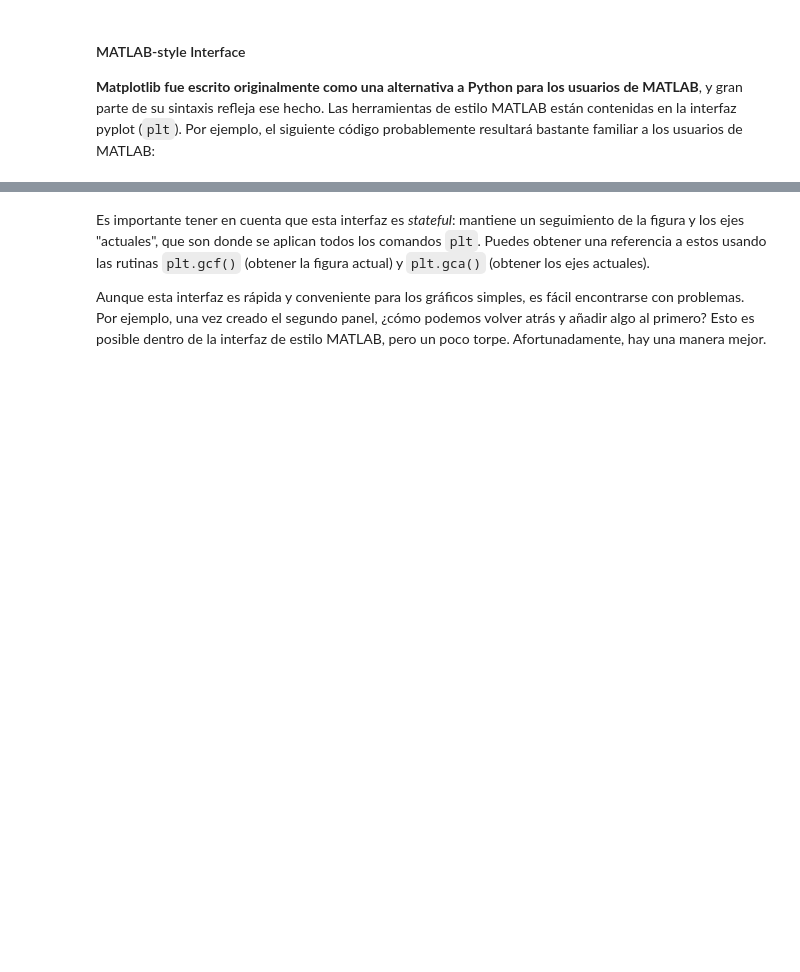
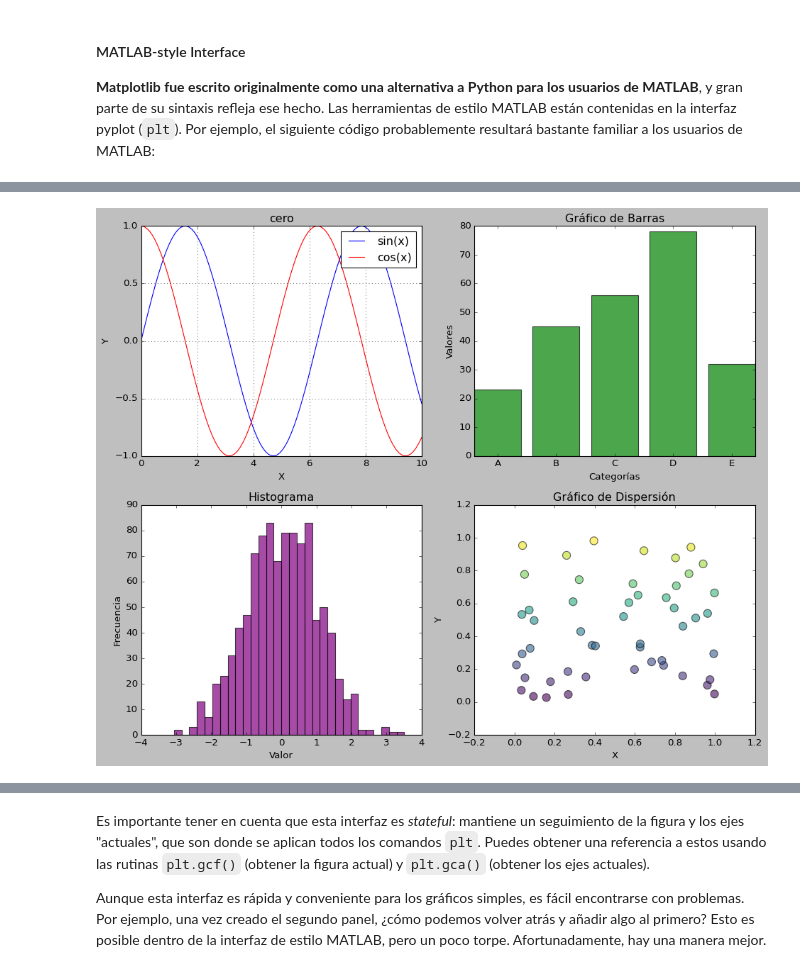
Before and after one commit to mrborjabarber/2509_dsft_thebridge_valencia, a Jupyter notebook: 2_data_analysis/3-Matplotlib/teoria/Viz1-Matplotlib_1_Intro.ipynb, the cells around one changed output, grey strips where cells are left out. Drawn from its saved outputs; the diff is of its cells as text; code cells hidden in the pictures; blank space fills up the shorter version.

```diff
--- a/2_data_analysis/3-Matplotlib/teoria/Viz1-Matplotlib_1_Intro.ipynb
+++ b/2_data_analysis/3-Matplotlib/teoria/Viz1-Matplotlib_1_Intro.ipynb
@@ -257,0 +404,86 @@ plt.plot(df_plot.index, df_plot.total)
+# %%
+import matplotlib.pyplot as plt
+import numpy as np
+
+# Generar datos de ejemplo
+x = np.linspace(0, 10, 100)
+y1 = np.sin(x)
+y2 = np.cos(x)
+categorias = ['A', 'B', 'C', 'D', 'E']
+valores = [23, 45, 56, 78, 32]
+datos_hist = np.random.randn(1000)
+x_scatter = np.random.rand(50)
+y_scatter = np.random.rand(50)
+
+# Crear figura con subplots (2 filas, 2 columnas)
+fig, axes = plt.subplots(2, 2, figsize=(12, 10))
+
+# Subplot 1: Gráfico de líneas
+axes[0, 0].plot(x, y1, label='sin(x)', color='blue')
+axes[0, 0].plot(x, y2, label='cos(x)', color='red')
+axes[0, 0].set_title('cero')
+axes[0, 0].set_xlabel('X')
+axes[0, 0].set_ylabel('Y')
+axes[0, 0].legend()
+axes[0, 0].grid(True)
+
+# Subplot 2: Gráfico de barras
+axes[0, 1].bar(categorias, valores, color='green', alpha=0.7)
+axes[0, 1].set_title('Gráfico de Barras')
+axes[0, 1].set_xlabel('Categorías')
+axes[0, 1].set_ylabel('Valores')
+
+# Subplot 3: Histograma
+axes[1, 0].hist(datos_hist, bins=30, color='purple', alpha=0.7, edgecolor='black')
+axes[1, 0].set_title('Histograma')
+axes[1, 0].set_xlabel('Valor')
+axes[1, 0].set_ylabel('Frecuencia')
+
+# Subplot 4: Gráfico de dispersión
+axes[1, 1].scatter(x_scatter, y_scatter, c=y_scatter, cmap='viridis', s=100, alpha=0.6)
+axes[1, 1].set_title('Gráfico de Dispersión')
+axes[1, 1].set_xlabel('X')
+axes[1, 1].set_ylabel('Y')
+
+# Ajustar el espaciado entre subplots
+plt.tight_layout()
+
+# Mostrar la figura
+#plt.show()
+
+fig, axes = plt.subplots(2, 2, figsize=(12, 10))
+
+# Subplot 1: Gráfico de líneas
+axes[0, 0].plot(x, y1, label='sin(x)', color='blue')
+axes[0, 0].plot(x, y2, label='cos(x)', color='red')
+axes[0, 0].set_title('uno')
+axes[0, 0].set_xlabel('X')
+axes[0, 0].set_ylabel('Y')
+axes[0, 0].legend()
+axes[0, 0].grid(True)
+
+# Subplot 2: Gráfico de barras
+axes[0, 1].bar(categorias, valores, color='green', alpha=0.7)
+axes[0, 1].set_title('Gráfico de Barras')
+axes[0, 1].set_xlabel('Categorías')
+axes[0, 1].set_ylabel('Valores')
+
+# Subplot 3: Histograma
+axes[1, 0].hist(datos_hist, bins=30, color='purple', alpha=0.7, edgecolor='black')
+axes[1, 0].set_title('Histograma')
+axes[1, 0].set_xlabel('Valor')
+axes[1, 0].set_ylabel('Frecuencia')
+
+# Subplot 4: Gráfico de dispersión
+axes[1, 1].scatter(x_scatter, y_scatter, c=y_scatter, cmap='viridis', s=100, alpha=0.6)
+axes[1, 1].set_title('Gráfico de Dispersión')
+axes[1, 1].set_xlabel('X')
+axes[1, 1].set_ylabel('Y')
+
+# Ajustar el espaciado entre subplots
+plt.tight_layout()
+
+# Mostrar la figura
+plt.show()
+# %% [output]
+[figure, added]
```
Also changed, not shown: parts of 22 cells of this notebook, 3 other files.
